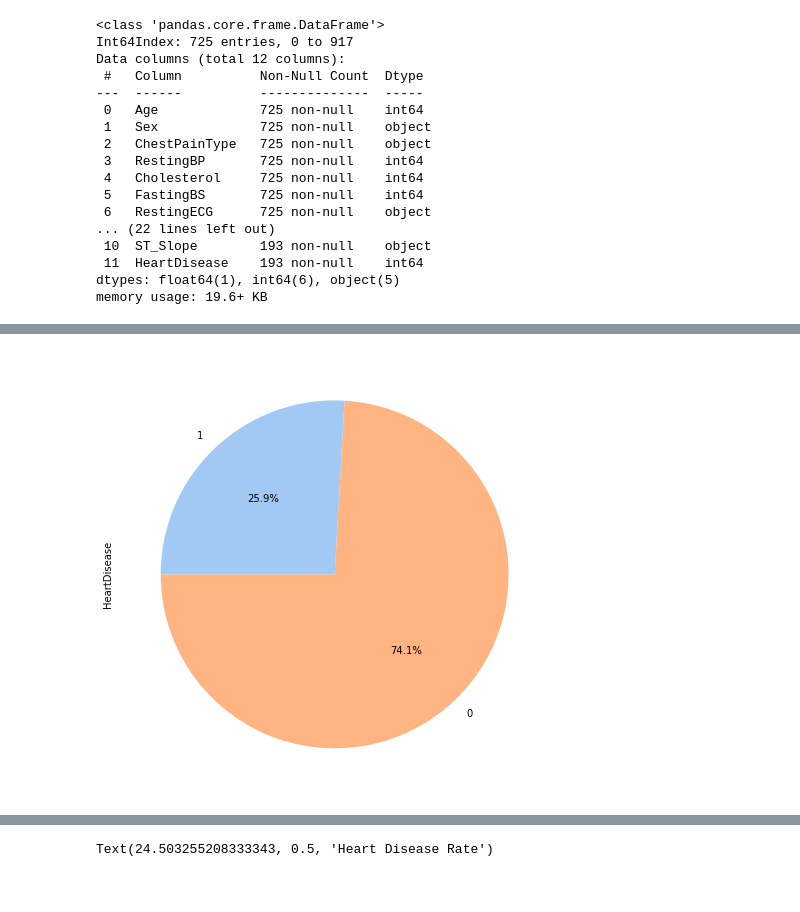
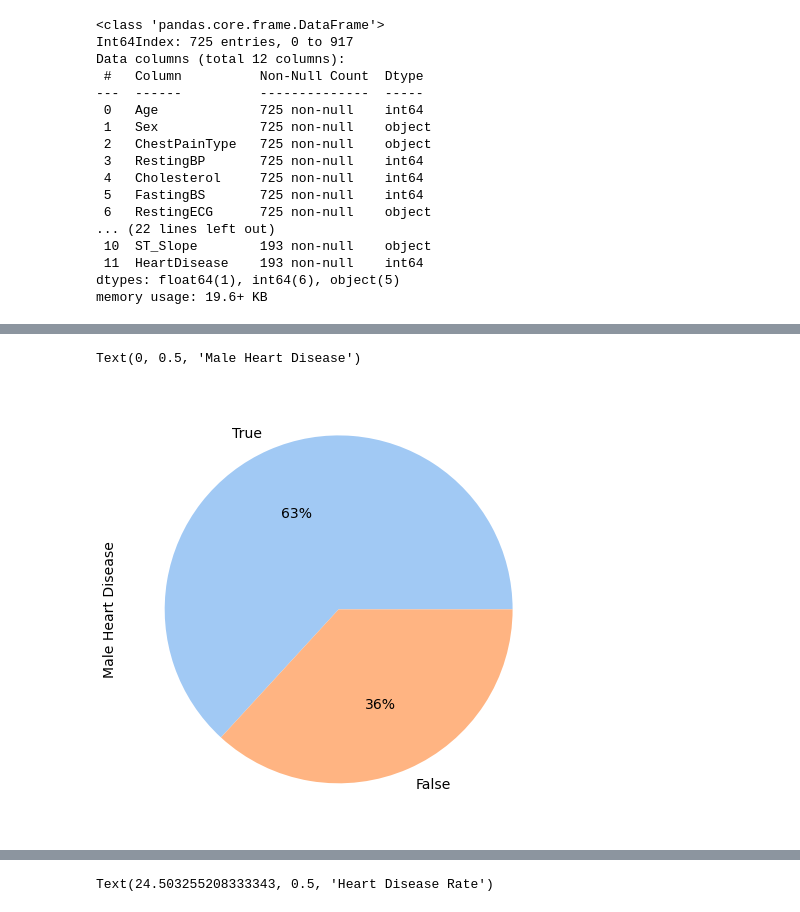
Before and after one commit to rskpdev/ECE-143-Project, a Jupyter notebook: notebooks/ece143project.ipynb, the cells around one changed output, grey strips where cells are left out. Cells and saved outputs as stored; diff of their text form; code cells hidden in the pictures.

```diff
--- a/notebooks/ece143project.ipynb
+++ b/notebooks/ece143project.ipynb
@@ -294,6 +288,8 @@ fig.set_facecolor('white')
-# %%
-female_colors = [colors[1],colors[0]]
-female_data["HeartDisease"].value_counts().plot(kind="pie", autopct='%1.1f%%', colors=female_colors, figsize=(8,8), startangle =180)
-fig.set_facecolor('white')
-# %% [output]
-[figure, removed]
+# %%
+
+male_data["HeartDisease"].value_counts().plot(kind="pie",autopct='%1d%%', colors=colors, figsize=(8,8),labels=['True','False'], textprops={'fontsize':14})
+plt.ylabel('Male Heart Disease',fontsize=14)
+# fig.set_facecolor('white')
+# %% [output]
+Text(0, 0.5, 'Male Heart Disease')
+[figure, added]
```
Also changed, not shown: parts of 6 cells of this notebook.
